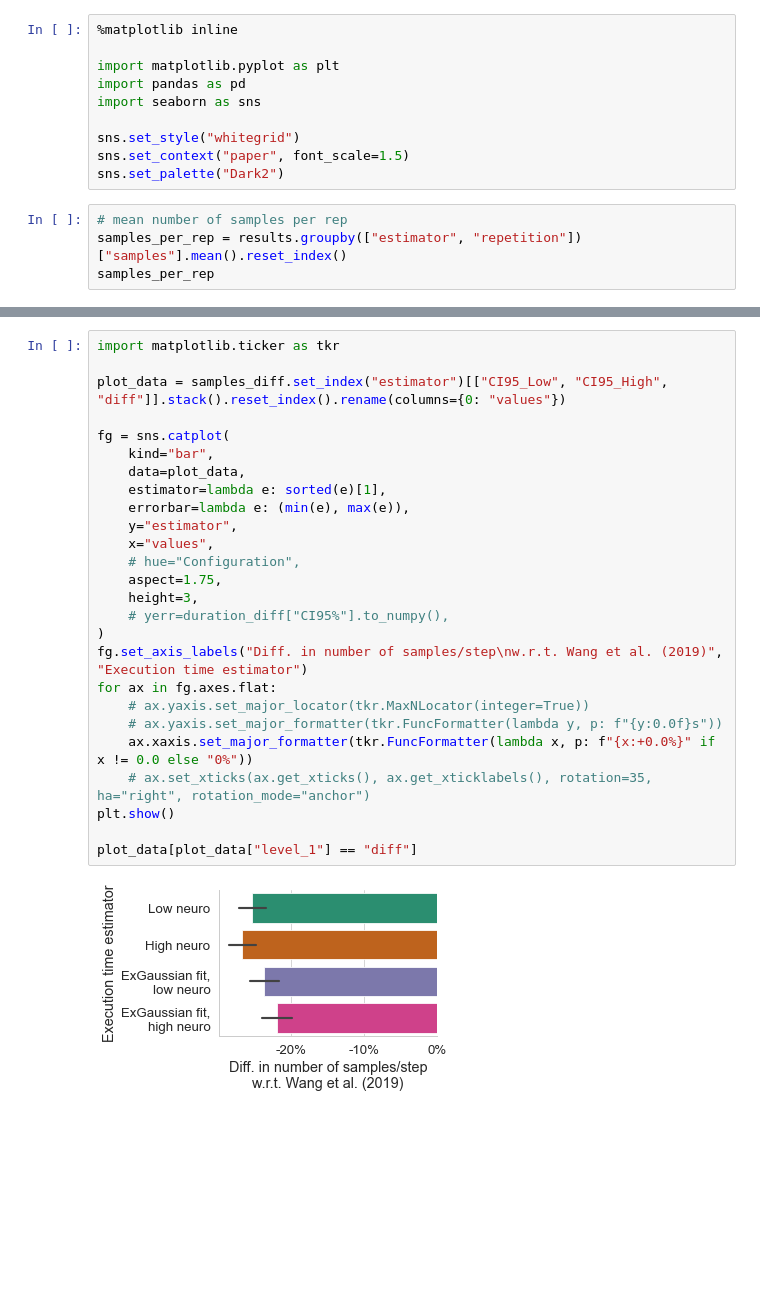
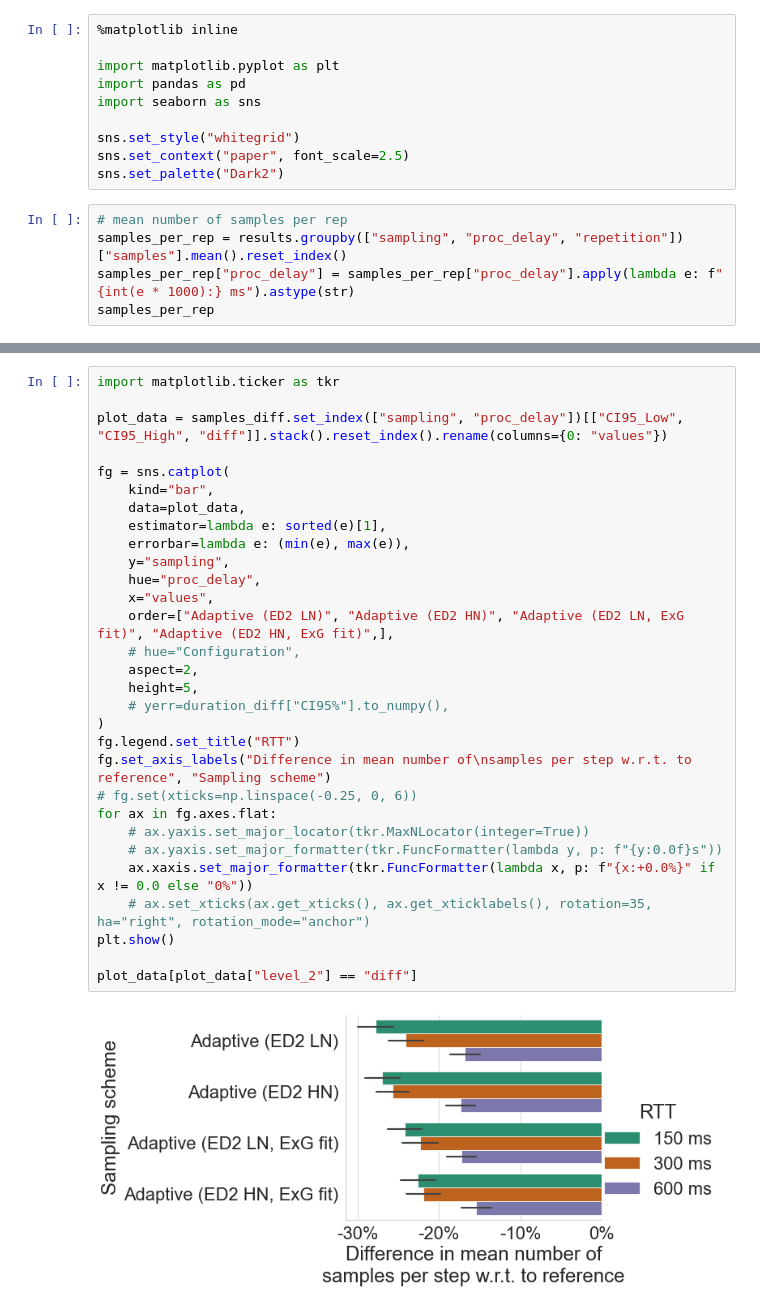
Before and after one commit to vnmo/EdgeDroid2, a Jupyter notebook: analysis/junjues_sampling.ipynb, the cells around one changed output, grey strips where cells are left out. Cells and saved outputs as stored; diff of their text form; blank space fills up the shorter version.

```diff
--- a/analysis/junjues_sampling.ipynb
+++ b/analysis/junjues_sampling.ipynb
@@ -146,10 +208,11 @@ import pandas as pd
 import seaborn as sns
 
 sns.set_style("whitegrid")
-sns.set_context("paper", font_scale=1.5)
+sns.set_context("paper", font_scale=2.5)
 sns.set_palette("Dark2")
 # %%
 # mean number of samples per rep
-samples_per_rep = results.groupby(["estimator", "repetition"])["samples"].mean().reset_index()
+samples_per_rep = results.groupby(["sampling", "proc_delay", "repetition"])["samples"].mean().reset_index()
+samples_per_rep["proc_delay"] = samples_per_rep["proc_delay"].apply(lambda e: f"{int(e * 1000):} ms").astype(str)
 samples_per_rep
 # %% [output]
@@ -218,28 +306,32 @@ samples_diff
 # %%
 import matplotlib.ticker as tkr
 
-plot_data = samples_diff.set_index("estimator")[["CI95_Low", "CI95_High", "diff"]].stack().reset_index().rename(columns={0: "values"})
+plot_data = samples_diff.set_index(["sampling", "proc_delay"])[["CI95_Low", "CI95_High", "diff"]].stack().reset_index().rename(columns={0: "values"})
 
 fg = sns.catplot(
     kind="bar",
     data=plot_data,
     estimator=lambda e: sorted(e)[1],
     errorbar=lambda e: (min(e), max(e)),
-    y="estimator",
+    y="sampling",
+    hue="proc_delay",
     x="values",
+    order=["Adaptive (ED2 LN)", "Adaptive (ED2 HN)", "Adaptive (ED2 LN, ExG fit)", "Adaptive (ED2 HN, ExG fit)",],
     # hue="Configuration",
-    aspect=1.75,
-    height=3,
+    aspect=2,
+    height=5,
     # yerr=duration_diff["CI95%"].to_numpy(),
 )
-fg.set_axis_labels("Diff. in number of samples/step\nw.r.t. Wang et al. (2019)", "Execution time estimator")
+fg.legend.set_title("RTT")
+fg.set_axis_labels("Difference in mean number of\nsamples per step w.r.t. to reference", "Sampling scheme")
+# fg.set(xticks=np.linspace(-0.25, 0, 6))
 for ax in fg.axes.flat:
     # ax.yaxis.set_major_locator(tkr.MaxNLocator(integer=True))
     # ax.yaxis.set_major_formatter(tkr.FuncFormatter(lambda y, p: f"{y:0.0f}s"))
     ax.xaxis.set_major_formatter(tkr.FuncFormatter(lambda x, p: f"{x:+0.0%}" if x != 0.0 else "0%"))
     # ax.set_xticks(ax.get_xticks(), ax.get_xticklabels(), rotation=35, ha="right", rotation_mode="anchor")
 plt.show()
 
-plot_data[plot_data["level_1"] == "diff"]
+plot_data[plot_data["level_2"] == "diff"]
 # %% [output]
-[figure, old version]
+[figure, new version]
```
Also changed, not shown: parts of 6 cells of this notebook.
